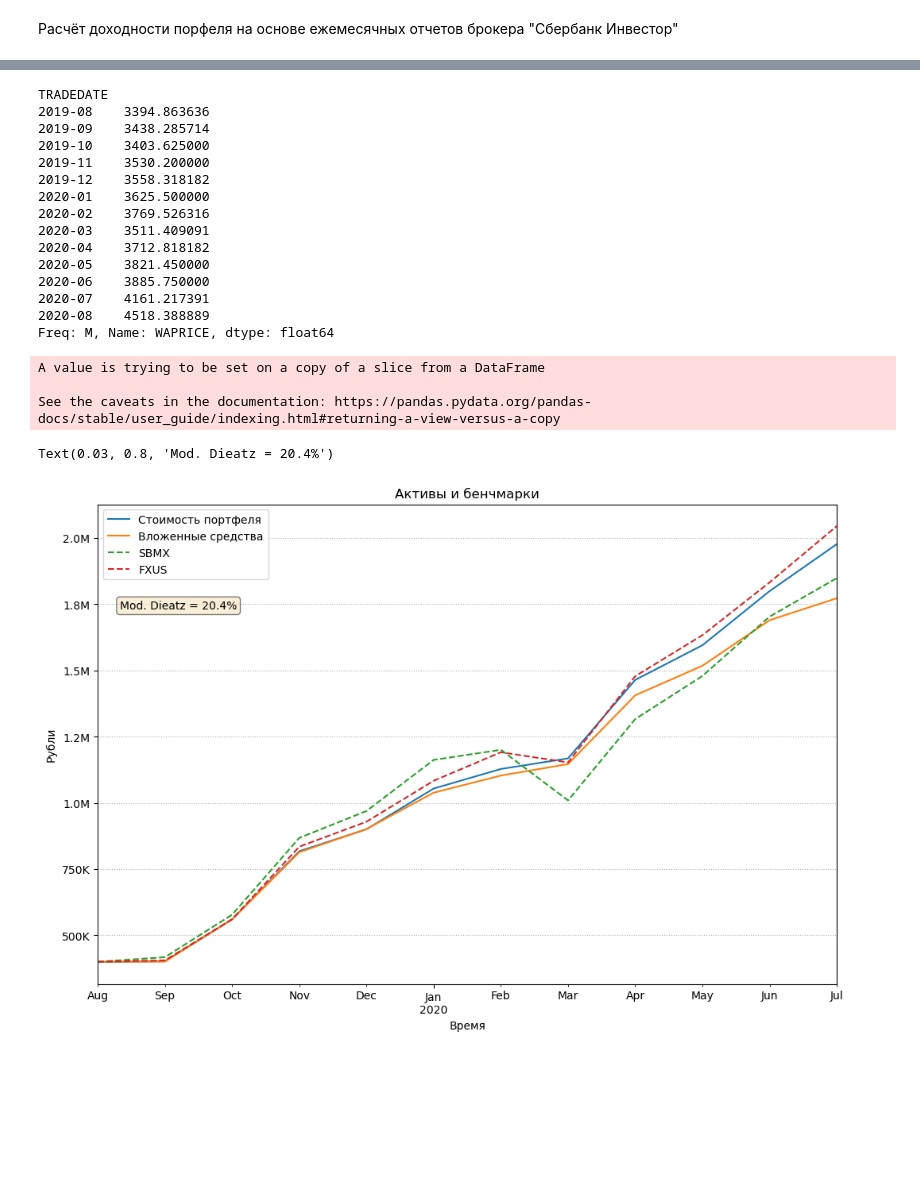
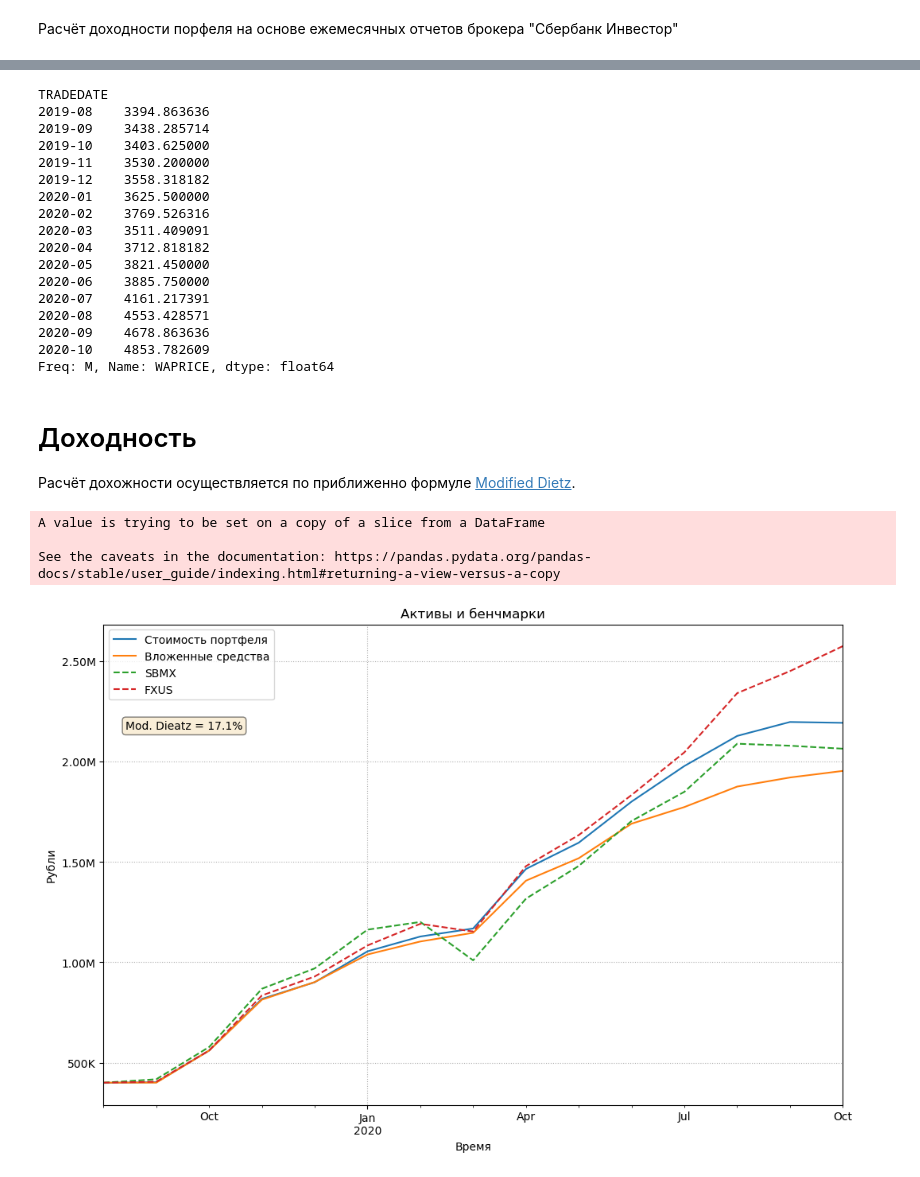
Before and after one commit to HexQuant/Investment-Analysis, a Jupyter notebook: sber_portfolio.ipynb, the cells around one changed output, grey strips where cells are left out. Saved outputs shown, nothing was run; the diff lists cells and outputs as text; code cells hidden in the pictures; blank space fills up the shorter version.

```diff
--- a/sber_portfolio.ipynb
+++ b/sber_portfolio.ipynb
@@ -174,10 +174,10 @@ def load_reports(file_paths):
 def modified_dietz(df):
     return 0
 
-def load_benchmarks(benchmarks, first='2019-08-01', end='2020-07-31'):
+def load_benchmarks(benchmarks, first='2019-08-01', end='2020-10-31'):
 
-    sdate = dt.datetime(2019,8,1)
-    edate = dt.datetime.today()
+    sdate = dt.datetime.strptime(first, '%Y-%m-%d')
+    edate = dt.datetime.strptime(end, '%Y-%m-%d')
     dfs = {}
     for benchmark in benchmarks:
         df = pandas_datareader.DataReader(benchmark, 'moex', start=sdate, end=edate)
@@ -208,8 +215,13 @@ TRADEDATE
 2020-05    3821.450000
 2020-06    3885.750000
 2020-07    4161.217391
-2020-08    4518.388889
+2020-08    4553.428571
+2020-09    4678.863636
+2020-10    4853.782609
 Freq: M, Name: WAPRICE, dtype: float64
+# %% [markdown]
+# Доходность
+Расчёт дохожности осуществляется по приближенно формуле [Modified Dietz](https://en.wikipedia.org/wiki/Modified_Dietz_method).
 # %%
 path = 'sber_reports/'
 arr = [path + f for f in os.listdir(path) if f.endswith('.html')]
@@ -239,43 +251,44 @@ from operator import attrgetter
 # Modified Dietz
 gg['period'] = (gg.index.to_series() - gg.index[0]).apply(attrgetter('n'))
 gg['period'] = 1 - gg['period'] / gg.iloc[-1]['period']
-gg.loc[gg.index[-1], 'period']= 1/12/2
+month_num = (gg.index[-1]-gg.index[0]).n
+gg.loc[gg.index[-1], 'period']= 1/month_num/2
 gg['waf'] = gg['inflow'] * gg['period']
 
 gg['cum_inflow'] = gg['inflow'].cumsum()
 ModDietz = (gg.iloc[-1]['all_cost'] - gg.iloc[-1]['cum_inflow']) / gg['waf'].sum()
+ModDietz = (ModDietz+1)**(12/month_num)-1
 
 benchmarks = load_benchmarks(['SBMX', 'FXUS'])
 gg['sbmx_price']=benchmarks['SBMX']
-# С учётом суммарн6ой комисии 0.1%
+# С учётом суммарной комисии 0.1%
 gg['sbmx_stocks'] = (gg['inflow'] / gg['sbmx_price']) * (1-0.001)
 gg['sbmx'] = gg['sbmx_stocks'].cumsum() * gg['sbmx_price']
 
 gg['fxus_price']=benchmarks['FXUS']
-# С учётом суммарн6ой комисии 0.1%
+# С учётом суммарной комисии 0.1%
 gg['fxus_stocks'] = (gg['inflow'] / gg['fxus_price']) * (1-0.001)
 gg['fxus'] = gg['fxus_stocks'].cumsum() * gg['fxus_price']
 
 pf_df = dfs['Портфель Ценных Бумаг']
 
 
 ax1 = gg[['all_cost', 'cum_inflow', 'sbmx', 'fxus']].plot(style=['-','-','--', '--'])
 ax1.grid(axis='y', linestyle=':')
+ax1.grid(axis='x', linestyle=':')
 #plt.ticklabel_format(axis="y", style="sci", scilimits=(3, 3))
-mkfunc = lambda x, pos: '%1.1fM' % (x * 1e-6) if x >= 1e6 else '%1.0fK' % (x * 1e-3) if x >= 1e3 else '%1.1f' % x
+mkfunc = lambda x, pos: '%1.2fM' % (x * 1e-6) if x >= 1e6 else '%1.0fK' % (x * 1e-3) if x >= 1e3 else '%1.1f' % x
 mkformatter = matplotlib.ticker.FuncFormatter(mkfunc)
 ax1.yaxis.set_major_formatter(mkformatter)
 ax1.set_ylabel('Рубли')
 ax1.set_xlabel('Время')
 ax1.legend(['Стоимость портфеля', 'Вложенные средства', 'SBMX', 'FXUS'])
 ax1.set_title(f'Активы и бенчмарки')
 props = dict(boxstyle='round', facecolor='wheat', alpha=0.5)
-ax1.text(0.03, 0.8, f"Mod. Dieatz = {ModDietz * 100:.1f}%", transform=ax1.transAxes,
-    verticalalignment='top', bbox=props)
-#plt.show()
+ax1.text(0.03, 0.8, f"Mod. Dieatz = {ModDietz * 100:.1f}%", transform=ax1.transAxes, verticalalignment='top', bbox=props)
+plt.savefig('sber_portfolio.png')
 # %% [output]
 A value is trying to be set on a copy of a slice from a DataFrame
 
 See the caveats in the documentation: https://pandas.pydata.org/pandas-docs/stable/user_guide/indexing.html#returning-a-view-versus-a-copy
-Text(0.03, 0.8, 'Mod. Dieatz = 20.4%')
-[figure, old version]
+[figure, new version]
```
Also changed, not shown: parts of 1 cell of this notebook.
